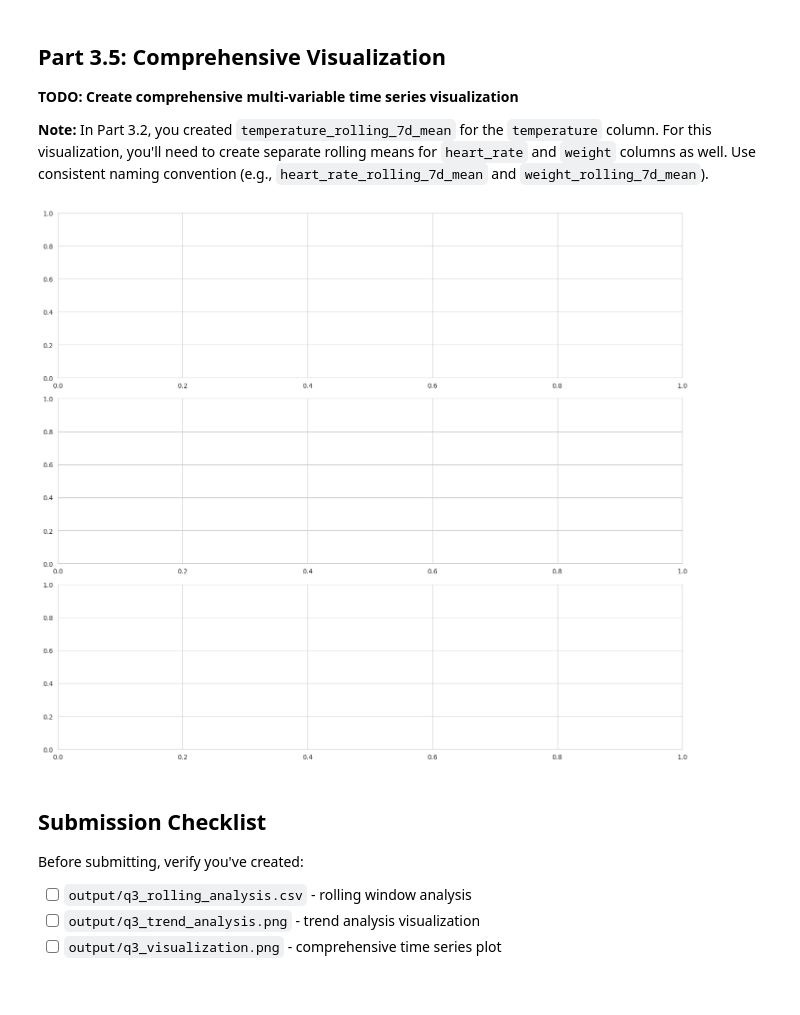
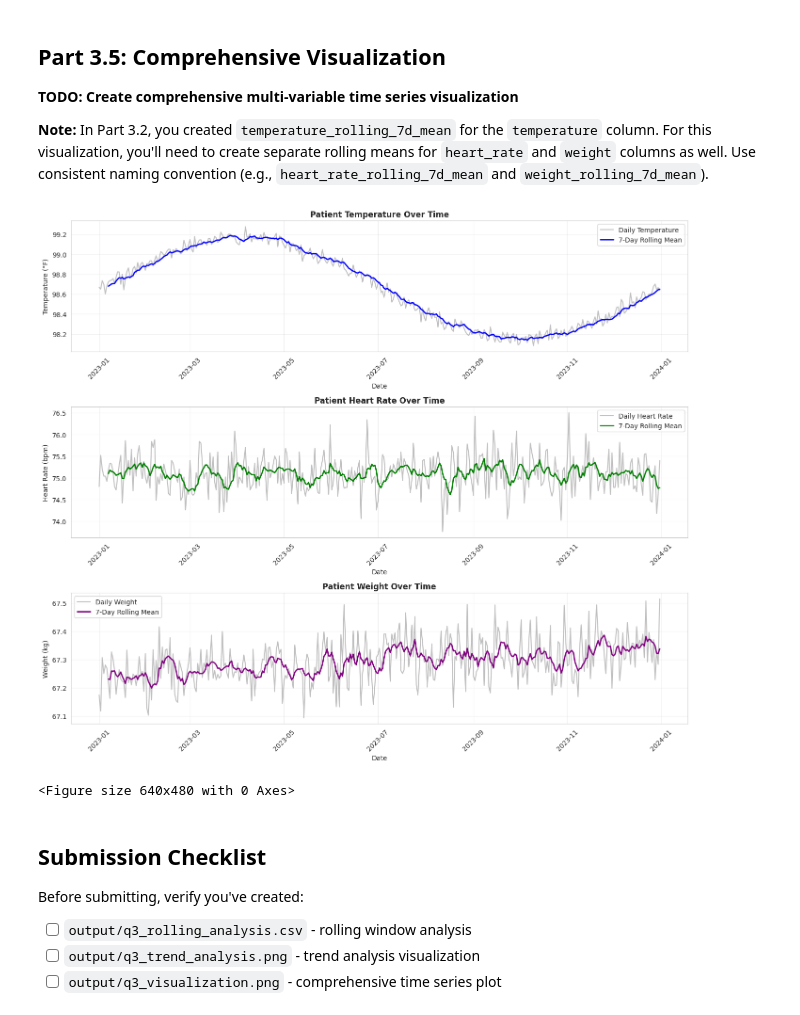
Before and after one commit to UCSF-DataSci/ds217-09-you-built-a-time-machine-out-of-a-delorean-elimastza, a Jupyter notebook: q3_rolling.ipynb, the cells around one changed output. Cells and saved outputs as stored; diff of their text form; code cells hidden in the pictures.

```diff
--- a/q3_rolling.ipynb
+++ b/q3_rolling.ipynb
@@ -247,62 +263,79 @@ plt.show()
 # Requirements for the plot:
 # - Three subplots (3 rows, 1 column) showing temperature, heart_rate, and weight
 # - Each subplot should show original data + rolling mean (7-day or 30-day)
 # - Include titles, axis labels, legends, and grid for each subplot
 # - Save as PNG with dpi=150
 # Use patient_vitals_daily DataFrame with multiple columns (temperature, heart_rate, weight)
-
+# Create rolling statistics dataframe
+rolling_stats = pd.DataFrame({
+    'date': patient_vitals_daily.index,
+    'original_value': patient_vitals_daily['temperature'],
+    'heart_rate': patient_vitals_daily['heart_rate'],
+    'hr_rolling_7d_mean': patient_vitals_daily['heart_rate'].rolling(window=7).mean(),
+    'hr_rolling_30d_mean': patient_vitals_daily['heart_rate'].rolling(window=30).mean(),
+    'weight_rolling_7d_mean': patient_vitals_daily['weight'].rolling(window=7).mean(),
+    'weight_rolling_30d_mean': patient_vitals_daily['weight'].rolling(window=30).mean(),
+    'weight': patient_vitals_daily['weight'],
+    'rolling_7d_mean': temp_7d_rolling_mean,
+    'rolling_7d_std': patient_vitals_daily['temperature'].rolling(window=7).std(),
+    'rolling_30d_mean': temp_30d_rolling_mean,
+    'rolling_30d_min': temp_30d_rolling_min,
+    'rolling_30d_max': temp_30d_rolling_max,
+    'ewm_span_7': patient_vitals_daily['temperature'].ewm(span=7).mean(),
+    'expanding_mean': patient_vitals_daily['temperature'].expanding().mean()
+})
 # TODO: Calculate rolling means for heart_rate and weight (you already have temperature_rolling_7d_mean for temperature)
 # Note: Use consistent naming convention - follow the same pattern as 'temperature_rolling_7d_mean' but make it metric-specific
 # For example: 'heart_rate_rolling_7d_mean' and 'weight_rolling_7d_mean'
 # patient_vitals_daily['heart_rate_rolling_7d_mean'] = None  # Calculate 7-day rolling mean for heart_rate
 # patient_vitals_daily['weight_rolling_7d_mean'] = None  # Calculate 7-day rolling mean for weight
 
 fig, axes = plt.subplots(3, 1, figsize=(14, 12))
 
 # TODO: Plot temperature with rolling mean
 # Top subplot: temperature
 # Use the temperature_rolling_7d_mean you created in Part 3.2
-# axes[0].plot(patient_vitals_daily.index, patient_vitals_daily['temperature'], alpha=0.5, label='Daily Temperature', color='gray')
-# axes[0].plot(patient_vitals_daily.index, patient_vitals_daily['temperature_rolling_7d_mean'], linewidth=2, label='7-Day Rolling Mean', color='blue')
-# axes[0].set_title('Patient Temperature Over Time', fontsize=12, fontweight='bold')
-# axes[0].set_xlabel('Date')
-# axes[0].set_ylabel('Temperature (°F)')
-# axes[0].legend()
-# axes[0].grid(True, alpha=0.3)
-# axes[0].tick_params(axis='x', rotation=45)
+axes[0].plot(rolling_stats.index, rolling_stats['original_value'], alpha=0.5, label='Daily Temperature', color='gray')
+axes[0].plot(rolling_stats.index, rolling_stats['rolling_7d_mean'], linewidth=2, label='7-Day Rolling Mean', color='blue')
+axes[0].set_title('Patient Temperature Over Time', fontsize=12, fontweight='bold')
+axes[0].set_xlabel('Date')
+axes[0].set_ylabel('Temperature (°F)')
+axes[0].legend()
+axes[0].grid(True, alpha=0.3)
+axes[0].tick_params(axis='x', rotation=45)
 
 # TODO: Plot heart rate with rolling mean
 # Middle subplot: heart_rate
 # Use the heart_rate_rolling_7d_mean you calculated above
-# axes[1].plot(patient_vitals_daily.index, patient_vitals_daily['heart_rate'], alpha=0.5, label='Daily Heart Rate', color='gray')
-# axes[1].plot(patient_vitals_daily.index, patient_vitals_daily['heart_rate_rolling_7d_mean'], linewidth=2, label='7-Day Rolling Mean', color='green')
-# axes[1].set_title('Patient Heart Rate Over Time', fontsize=12, fontweight='bold')
-# axes[1].set_xlabel('Date')
-# axes[1].set_ylabel('Heart Rate (bpm)')
-# axes[1].legend()
-# axes[1].grid(True, alpha=0.3)
-# axes[1].tick_params(axis='x', rotation=45)
+axes[1].plot(rolling_stats.index, rolling_stats['heart_rate'], alpha=0.5, label='Daily Heart Rate', color='gray')
+axes[1].plot(rolling_stats.index, rolling_stats['hr_rolling_7d_mean'], linewidth=2, label='7-Day Rolling Mean', color='green')
+axes[1].set_title('Patient Heart Rate Over Time', fontsize=12, fontweight='bold')
+axes[1].set_xlabel('Date')
+axes[1].set_ylabel('Heart Rate (bpm)')
+axes[1].legend()
+axes[1].grid(True, alpha=0.3)
+axes[1].tick_params(axis='x', rotation=45)
 
 # TODO: Plot weight with rolling mean
 # Bottom subplot: weight
 # Use the weight_rolling_7d_mean you calculated above
-# axes[2].plot(patient_vitals_daily.index, patient_vitals_daily['weight'], alpha=0.5, label='Daily Weight', color='gray')
-# axes[2].plot(patient_vitals_daily.index, patient_vitals_daily['weight_rolling_7d_mean'], linewidth=2, label='7-Day Rolling Mean', color='purple')
-# axes[2].set_title('Patient Weight Over Time', fontsize=12, fontweight='bold')
-# axes[2].set_xlabel('Date')
-# axes[2].set_ylabel('Weight (kg)')
-# axes[2].legend()
-# axes[2].grid(True, alpha=0.3)
-# axes[2].tick_params(axis='x', rotation=45)
+axes[2].plot(rolling_stats.index, rolling_stats['weight'], alpha=0.5, label='Daily Weight', color='gray')
+axes[2].plot(rolling_stats.index, rolling_stats['weight_rolling_7d_mean'], linewidth=2, label='7-Day Rolling Mean', color='purple')
+axes[2].set_title('Patient Weight Over Time', fontsize=12, fontweight='bold')
+axes[2].set_xlabel('Date')
+axes[2].set_ylabel('Weight (kg)')
+axes[2].legend()
+axes[2].grid(True, alpha=0.3)
+axes[2].tick_params(axis='x', rotation=45)
 
 plt.tight_layout()
-
+plt.show()
 # TODO: Save the plot as 'output/q3_visualization.png'
 # Requirements: PNG format, dpi=150, bbox_inches='tight'
-# plt.savefig('output/q3_visualization.png', dpi=150, bbox_inches='tight')
-plt.show()
+plt.savefig('output/q3_visualization.png', dpi=150, bbox_inches='tight')
 # %% [output]
-[figure, old version]
+[figure, new version]
+<Figure size 640x480 with 0 Axes>
 # %% [markdown]
 ## Submission Checklist
 
```
Also changed, not shown: parts of 3 cells of this notebook, 5 other files.
